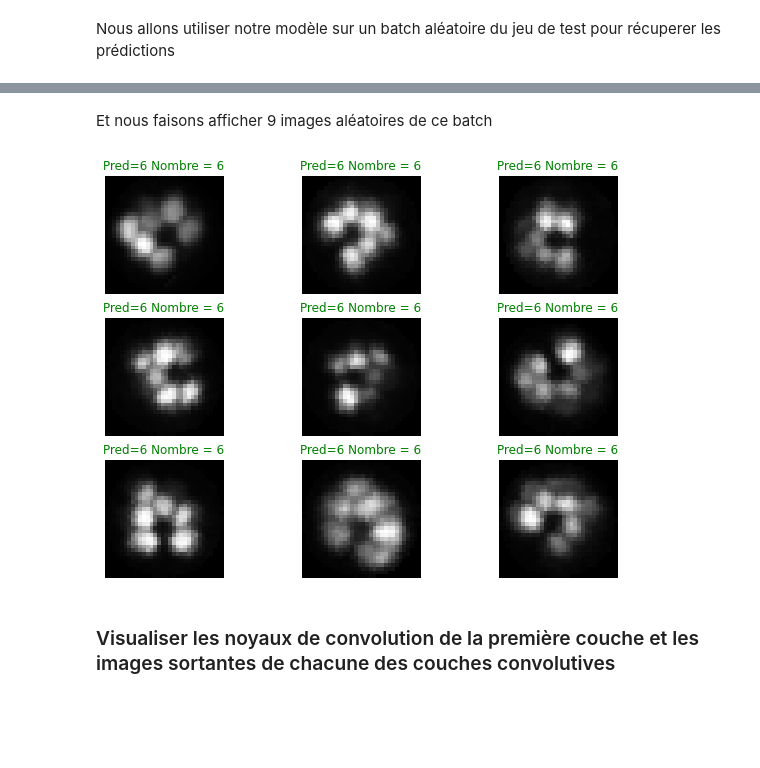
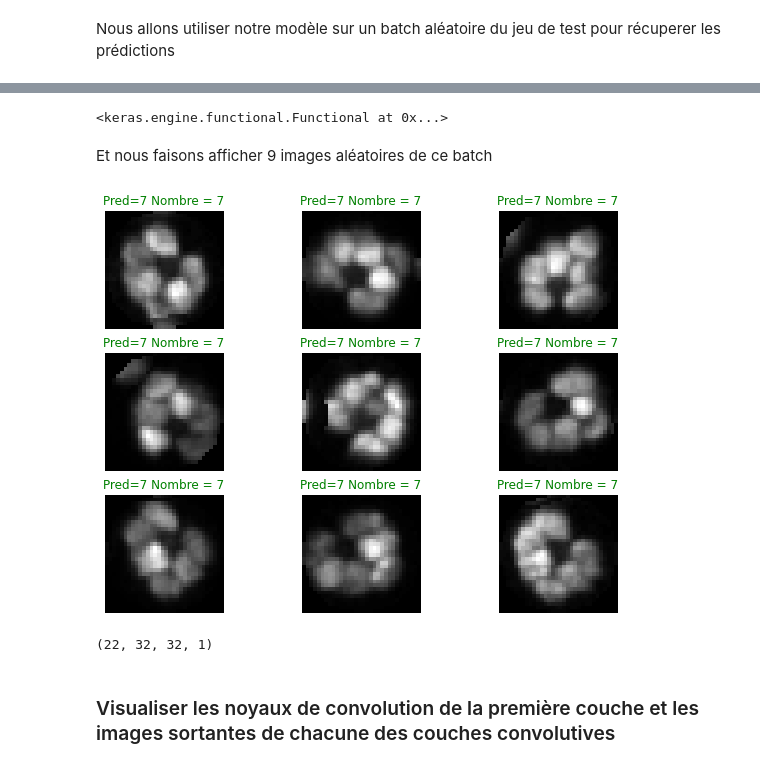
Before and after one commit to tyrosine-rex/projet_DL_photoreceptor, a Jupyter notebook: source/notebook/LeNet5.ipynb, the cells around one changed output, grey strips where cells are left out. Saved outputs shown, nothing was run; the diff lists cells and outputs as text; code cells hidden in the pictures; blank space fills up the shorter version.

```diff
--- a/source/notebook/LeNet5.ipynb
+++ b/source/notebook/LeNet5.ipynb
@@ -337,7 +351,9 @@ from tensorflow.keras.optimizers import Adam
 from tensorflow.keras.losses import categorical_crossentropy
 from tensorflow.keras.metrics import categorical_accuracy
 
-model.compile(Adam(1e-3),categorical_crossentropy,categorical_accuracy)
+learning_coef = 5e-3
+
+model.compile(Adam(learning_coef),categorical_crossentropy,categorical_accuracy)
 # %% [markdown]
 ### Entraînement du modèle
 # %% [markdown]
@@ -354,11 +370,12 @@ On peut accéder directement au nombre d'images dédié à l'entrainement du mod
 - le paramètre __validation_steps__ devra lui correspondre au nombre d'images dans le validation set divisé par la taille de votre batch: 11996 // batch_size
 On peut accéder directement au nombre d'images dédié à la validation du modèle en utilllisant la propriété: *valid_img_gen.samples*
 # %%
+print(learning_coef)
 H = model.fit(
     train_img_gen,
     validation_data =  (valid_img_gen),
     steps_per_epoch =  train_img_gen.samples // batch_size,
     validation_steps=  valid_img_gen.samples // batch_size,
-    epochs=5
+    epochs=100
 )
 # %% [output]
@@ -527,0 +547,17 @@ for i in range(1, 7):
+# %%
+def prop_correct(mylist, ref):
+  sum = 0
+  for element in mylist:
+    if element == ref:
+      sum += 1
+  return sum/len(mylist)
+
+def n_equal(mylist, ref):
+  sum = 0
+  for element in mylist:
+    try:
+      if element == ref:
+        sum += 1
+    except:
+      pass
+  return sum
@@ -527,0 +599,19 @@ for i in range(1, 7):
+# %%
+fig, ax = plt.subplots(figsize=(8,8), nrows=2, ncols=3)
+fig.suptitle('Training: V0 annotation (validation 20 %) ; Testing: V0 annotation ', fontsize=16)
+for i in range(1, 7):
+  current_ax = ax[(i-1)//3][(i-1)%3]
+  #current_ax.tick_params(left = False, right = False, labelleft = ((i-1)%3 == 0), labelbottom = True, bottom = False)
+  current_ax.tick_params(left = False, right = False, labelleft = True, labelbottom = True, bottom = False)
+  for j in range(1, 7):
+    col = ['g' if i == j else 'r']
+    if str(i) in d_real_vs_pred:
+      current_ax.bar(j, n_equal(d_real_vs_pred[str(i)], j), color=col)
+    else:
+      current_ax.bar(j, 0, color=col)
+  current_ax.set_title(f'{str(i)}')
+  current_ax.set_xticks([k for k in range(1, 7)])
+  if str(i) in d_real_vs_pred:
+    current_ax.set_ylim((0,len(d_real_vs_pred[str(i)])))
+  else:
+    current_ax.set_ylim((0,0))
@@ -533,24 +645,32 @@ y_pred = model.predict(X0)
+# %%
+model_load
+# %% [output]
+<keras.engine.functional.Functional at 0x...>
 # %% [markdown]
 Et nous faisons afficher 9 images aléatoires de ce batch
 # %%
 import random
 
 def visualisation_predictions(X0,y0,y_pred):
   images = []
   images = random.sample(list(range(X0.shape[0])),9)
 
 
   f = plt.figure(figsize=(10,10))
   for i in range(9):
     ax = f.add_subplot(431+i)
-    ax.imshow(X0[images[i],:,:,0],cmap="gray")
+    ax.imshow(X0[images[i],0:32,0:32,0],cmap="gray")
     title_obj = ax.set_title("Pred=" +str(np.argmax(y_pred[images[i]]))+" Nombre = "+str(np.argmax(y0[images[i]])))
     plt.axis("off")
     if (np.argmax(y_pred[images[i]])!=np.argmax(y0[images[i]])):
       plt.setp(title_obj, color='r')
     else:
       plt.setp(title_obj, color='g')
 
 visualisation_predictions(X0,y0,y_pred)
 # %% [output]
-[figure, old version]
+[figure, new version]
+# %%
+X0.shape
+# %% [output]
+(22, 32, 32, 1)
```
Also changed, not shown: parts of 35 cells of this notebook.
